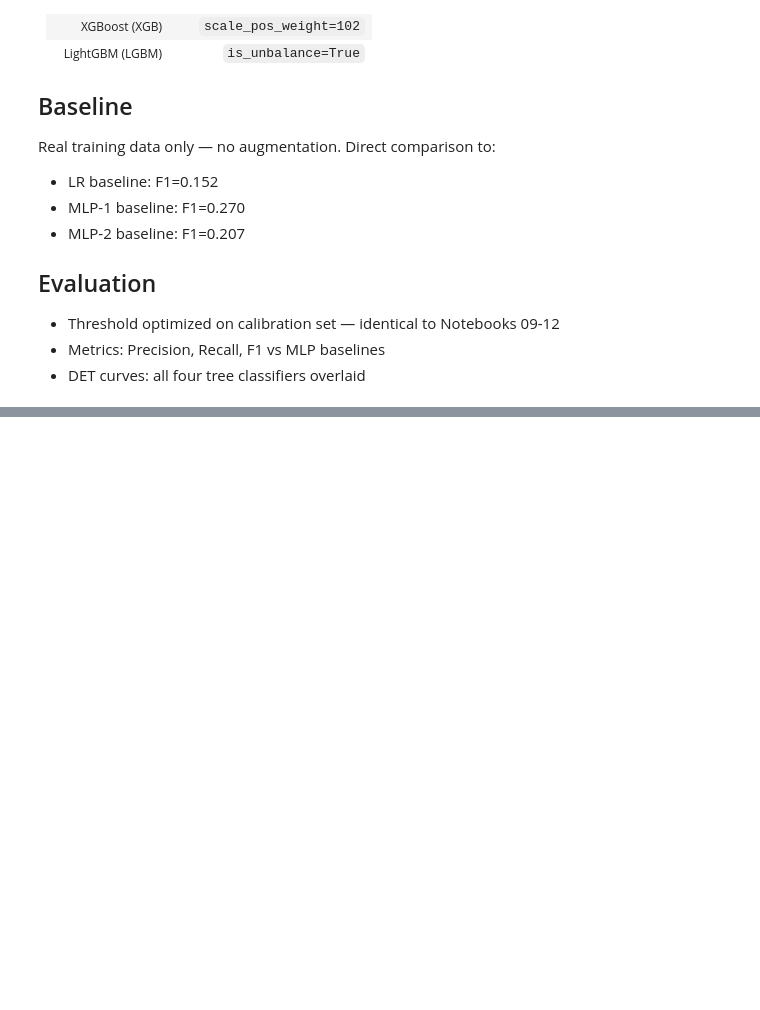
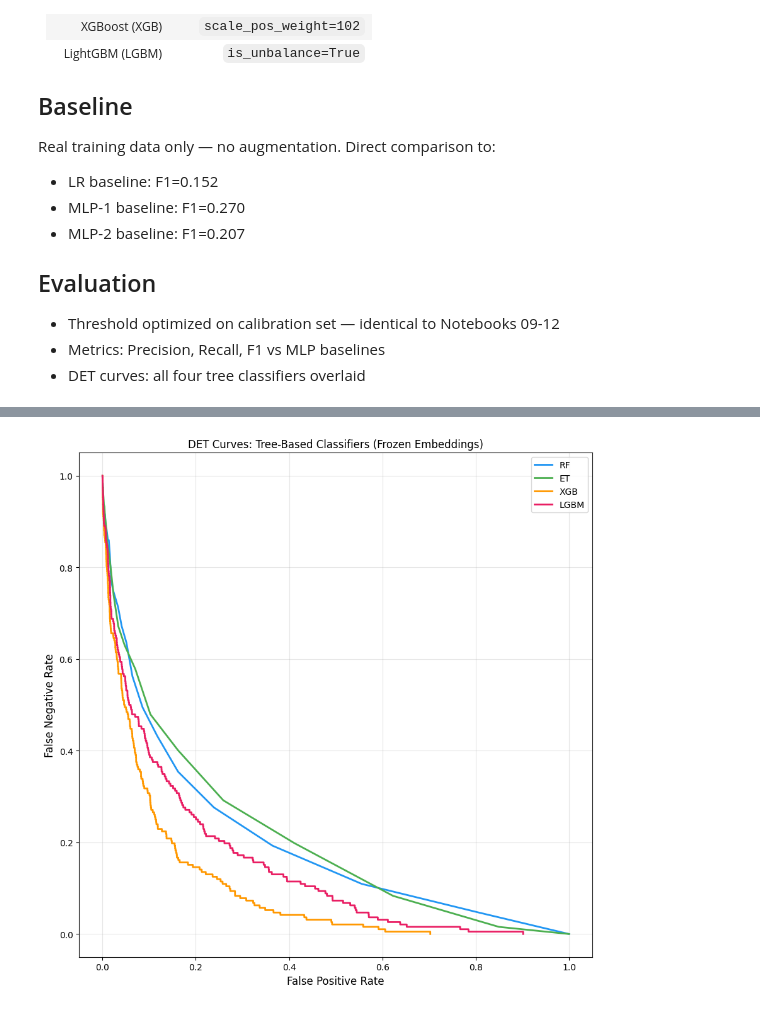
Before and after one commit to kamat-v/hedging-txtclf-experiments, a Jupyter notebook: notebooks/13_tree_baseline.ipynb, the cells around one changed output, grey strips where cells are left out. Cells and saved outputs as stored; diff of their text form; code cells hidden in the pictures; blank space fills up the shorter version.

Commit message:
tree-based classifiers fail

```diff
--- a/notebooks/13_tree_baseline.ipynb
+++ b/notebooks/13_tree_baseline.ipynb
@@ -84,0 +213,17 @@ for name, m in mlp_baseline.items():
+# %%
+# -----------------------------------------------
+# Train all four tree-based classifiers
+# No epochs, no early stopping — single fit call
+# Threshold optimized on calibration set
+# -----------------------------------------------
+classifiers = get_classifiers(scale_pos_weight=SCALE_POS_WEIGHT)
+results = {}
+
+for name, clf in classifiers.items():
+    results[name] = evaluate_classifier(
+        clf,
+        X_train, y_train,
+        X_cal, y_cal,
+        X_test, y_test,
+        name=name,
+    )
@@ -84,0 +248,74 @@ for name, m in mlp_baseline.items():
+# %%
+# -----------------------------------------------
+# Summary table
+# -----------------------------------------------
+print("=" * 70)
+print(f"{'Condition':<20} {'Classifier':<10} {'Threshold':>10} "
+      f"{'P':>8} {'R':>8} {'F1':>8}")
+print("-" * 70)
+
+# MLP baselines for reference
+for clf_name, m in mlp_baseline.items():
+    print(f"{'MLP Baseline':<20} {clf_name:<10} {m['threshold']:>10.2f} "
+          f"{m['precision']:>8.3f} {m['recall']:>8.3f} {m['f1']:>8.3f}")
+
+print("-" * 70)
+
+# Tree baseline results
+for name, r in results.items():
+    print(f"{'Tree Baseline':<20} {name:<10} {r['threshold']:>10.2f} "
+          f"{r['precision']:>8.3f} {r['recall']:>8.3f} {r['f1']:>8.3f}")
+
+print("=" * 70)
+
+# -----------------------------------------------
+# DET curves
+# -----------------------------------------------
+fig, ax = plt.subplots(figsize=(9, 9))
+
+clf_colors = {
+    'RF':   '#2196F3',
+    'ET':   '#4CAF50',
+    'XGB':  '#FF9800',
+    'LGBM': '#E91E63',
+}
+
+for name, r in results.items():
+    fpr, fnr, _ = det_curve(y_test, r['test_scores'])
+    ax.plot(fpr, fnr, color=clf_colors[name],
+            linewidth=2, label=name)
+
+ax.set_xlabel("False Positive Rate", fontsize=12)
+ax.set_ylabel("False Negative Rate", fontsize=12)
+ax.set_title("DET Curves: Tree-Based Classifiers (Frozen Embeddings)",
+             fontsize=12)
+ax.legend(fontsize=10)
+ax.grid(True, alpha=0.3)
+plt.tight_layout()
+plt.savefig("data/results/det_curves_13_tree_baseline.png",
+            dpi=150, bbox_inches='tight')
+plt.show()
+print("DET curves saved.")
+
+# -----------------------------------------------
+# Save metrics
+# -----------------------------------------------
+os.makedirs("data/results", exist_ok=True)
+
+metrics_13 = {
+    name: {
+        'precision': round(r['precision'], 4),
+        'recall':    round(r['recall'], 4),
+        'f1':        round(r['f1'], 4),
+        'threshold': round(r['threshold'], 4),
+        'cal_f1':    round(r['cal_f1'], 4),
+    }
+    for name, r in results.items()
+}
+
+with open("data/results/metrics_13_tree_baseline.json", "w") as f:
+    json.dump(metrics_13, f, indent=2)
+print("Metrics saved to data/results/metrics_13_tree_baseline.json")
+print("\nNotebook 13 complete — tree baseline is a negative result.")
+print("Augmentation experiments for tree classifiers not warranted.")
+# %% [output]
@@ -84,0 +334 @@ for name, m in mlp_baseline.items():
+[figure, added]
```
Also changed, not shown: parts of 5 cells of this notebook.
